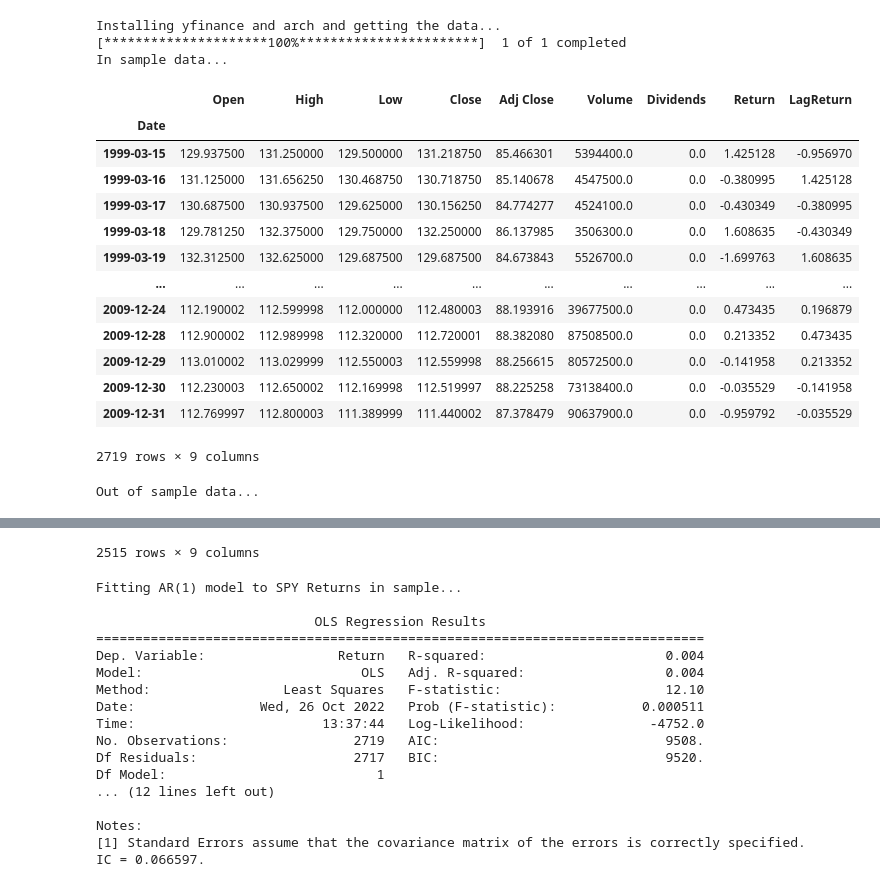
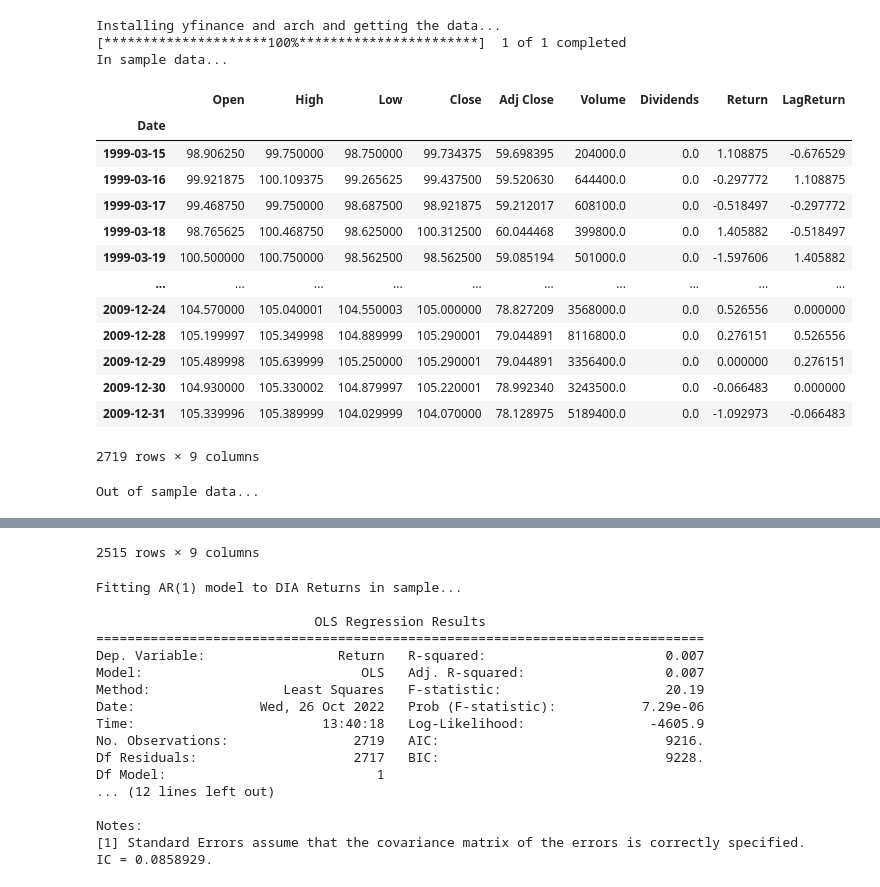
Before and after one commit to Farmhouse121/Wilmott-Articles, a Jupyter notebook: Do_the_Right_Thing.ipynb, the cells around one changed output, grey strips where cells are left out. Drawn from its saved outputs; the diff is of its cells as text; code cells hidden in the pictures.

```diff
--- a/Do_the_Right_Thing.ipynb
+++ b/Do_the_Right_Thing.ipynb
@@ -7,48 +7,46 @@ print("Installing yfinance and arch and getting the data...")
 from warnings import filterwarnings ; filterwarnings('ignore',category=FutureWarning) # I don't care
 from yfinance import download,Ticker
 import pandas as pd
 import numpy as np
 import matplotlib.pyplot as pl
 from statsmodels.regression.linear_model import OLS
 from statsmodels.api import add_constant
 from arch.univariate import ARX, GARCH, GeneralizedError
 from datetime import datetime
 from scipy.stats import chi2 as density
 zero,one,two,four,three,five,ten,hundred=0e0,1e0,2e0,3e0,4e0,5e0,1e1,1e2 # some friendly numbers
 half,GoldenRatio=one/two,(one+np.sqrt(five))/two
 
 # get the daily returns from Yahoo! Finance
-ticker='SPY'
+ticker='DIA'
 data=download(ticker,'1999-03-11','2019-12-31')         # get prices
 data.index=pd.DatetimeIndex(data.index).to_period('B')  # set calendar to business days
-data['Dividends']=Ticker(ticker).dividends              # get dividends, which should be split adjusted already
-data['Dividends'].fillna(zero,inplace=True)             # set days with NA dividend to 0 dividend
-data['Return']=(data['Adj Close'].pct_change()+data['Dividends']/data['Adj Close'].shift())*hundred   # compute returns including splits, dividends etc.
+data['Return']=data['Adj Close'].pct_change()*hundred   # compute returns including splits, dividends etc.
 data['LagReturn']=data['Return'].shift()                # compute returns lagged by one trading day
 data.dropna(inplace=True)                               # remove any dates that are not properly 'bars', often due to holidays not properly removed
 data.loc[data["Volume"]==0,"Volume"]=np.nan             # change zero volume to NA should it exist
 in_sample,out_sample=data.loc[data.index<='2009-12-31'].copy(),data.loc[data.index>='2010-01-01'].copy()
 print("In sample data...")
 display(in_sample)
 print("Out of sample data...")
 display(out_sample)
 # %% [output]
 Installing yfinance and arch and getting the data...
 [*********************100%***********************]  1 of 1 completed
 In sample data...
 |  | Open | High | Low | Close | Adj Close | Volume | Dividends | Return | LagReturn |
 | Date |  |  |  |  |  |  |  |  |  |
-| 1999-03-15 | 129.937500 | 131.250000 | 129.500000 | 131.218750 | 85.466301 | 5394400.0 | 0.0 | 1.425128 | -0.956970 |
-| 1999-03-16 | 131.125000 | 131.656250 | 130.468750 | 130.718750 | 85.140678 | 4547500.0 | 0.0 | -0.380995 | 1.425128 |
-| 1999-03-17 | 130.687500 | 130.937500 | 129.625000 | 130.156250 | 84.774277 | 4524100.0 | 0.0 | -0.430349 | -0.380995 |
-| 1999-03-18 | 129.781250 | 132.375000 | 129.750000 | 132.250000 | 86.137985 | 3506300.0 | 0.0 | 1.608635 | -0.430349 |
-| 1999-03-19 | 132.312500 | 132.625000 | 129.687500 | 129.687500 | 84.673843 | 5526700.0 | 0.0 | -1.699763 | 1.608635 |
+| 1999-03-15 | 98.906250 | 99.750000 | 98.750000 | 99.734375 | 59.698395 | 204000.0 | 0.0 | 1.108875 | -0.676529 |
+| 1999-03-16 | 99.921875 | 100.109375 | 99.265625 | 99.437500 | 59.520630 | 644400.0 | 0.0 | -0.297772 | 1.108875 |
+| 1999-03-17 | 99.468750 | 99.750000 | 98.687500 | 98.921875 | 59.212017 | 608100.0 | 0.0 | -0.518497 | -0.297772 |
+| 1999-03-18 | 98.765625 | 100.468750 | 98.625000 | 100.312500 | 60.044468 | 399800.0 | 0.0 | 1.405882 | -0.518497 |
+| 1999-03-19 | 100.500000 | 100.750000 | 98.562500 | 98.562500 | 59.085194 | 501000.0 | 0.0 | -1.597606 | 1.405882 |
 | ... | ... | ... | ... | ... | ... | ... | ... | ... | ... |
-| 2009-12-24 | 112.190002 | 112.599998 | 112.000000 | 112.480003 | 88.193916 | 39677500.0 | 0.0 | 0.473435 | 0.196879 |
-| 2009-12-28 | 112.900002 | 112.989998 | 112.320000 | 112.720001 | 88.382080 | 87508500.0 | 0.0 | 0.213352 | 0.473435 |
-| 2009-12-29 | 113.010002 | 113.029999 | 112.550003 | 112.559998 | 88.256615 | 80572500.0 | 0.0 | -0.141958 | 0.213352 |
-| 2009-12-30 | 112.230003 | 112.650002 | 112.169998 | 112.519997 | 88.225258 | 73138400.0 | 0.0 | -0.035529 | -0.141958 |
-| 2009-12-31 | 112.769997 | 112.800003 | 111.389999 | 111.440002 | 87.378479 | 90637900.0 | 0.0 | -0.959792 | -0.035529 |
+| 2009-12-24 | 104.570000 | 105.040001 | 104.550003 | 105.000000 | 78.827209 | 3568000.0 | 0.0 | 0.526556 | 0.000000 |
+| 2009-12-28 | 105.199997 | 105.349998 | 104.889999 | 105.290001 | 79.044891 | 8116800.0 | 0.0 | 0.276151 | 0.526556 |
+| 2009-12-29 | 105.489998 | 105.639999 | 105.250000 | 105.290001 | 79.044891 | 3356400.0 | 0.0 | 0.000000 | 0.276151 |
+| 2009-12-30 | 104.930000 | 105.330002 | 104.879997 | 105.220001 | 78.992340 | 3243500.0 | 0.0 | -0.066483 | 0.000000 |
+| 2009-12-31 | 105.339996 | 105.389999 | 104.029999 | 104.070000 | 78.128975 | 5189400.0 | 0.0 | -1.092973 | -0.066483 |
 2719 rows × 9 columns
 Out of sample data...
 |  | Open | High | Low | Close | Adj Close | Volume | Dividends | Return | LagReturn |
@@ -71,23 +69,23 @@ ols_model=OLS(in_sample['Return'],add_constant(in_sample['LagReturn'])).fit()
 print(ols_model.summary())
 print("IC = %g." % np.sqrt(ols_model.rsquared))
 # %% [output]
-Fitting AR(1) model to SPY Returns in sample...
+Fitting AR(1) model to DIA Returns in sample...
 
                             OLS Regression Results
 ==============================================================================
-Dep. Variable:                 Return   R-squared:                       0.004
-Model:                            OLS   Adj. R-squared:                  0.004
-Method:                 Least Squares   F-statistic:                     12.10
-Date:                Wed, 26 Oct 2022   Prob (F-statistic):           0.000511
-Time:                        13:37:44   Log-Likelihood:                -4752.0
-No. Observations:                2719   AIC:                             9508.
-Df Residuals:                    2717   BIC:                             9520.
+Dep. Variable:                 Return   R-squared:                       0.007
+Model:                            OLS   Adj. R-squared:                  0.007
+Method:                 Least Squares   F-statistic:                     20.19
+Date:                Wed, 26 Oct 2022   Prob (F-statistic):           7.29e-06
+Time:                        13:40:18   Log-Likelihood:                -4605.9
+No. Observations:                2719   AIC:                             9216.
+Df Residuals:                    2717   BIC:                             9228.
 Df Model:                           1
 ... (12 lines left out)
 
 Notes:
 [1] Standard Errors assume that the covariance matrix of the errors is correctly specified.
-IC = 0.066597.
+IC = 0.0858929.
 # %%
 print("Fitting AR(1)xAGARCH(1,1) model with GED innovations to Returns in sample...\n")
 model = ARX(in_sample["Return"],lags=1)
```
Also changed, not shown: parts of 4 cells of this notebook.
